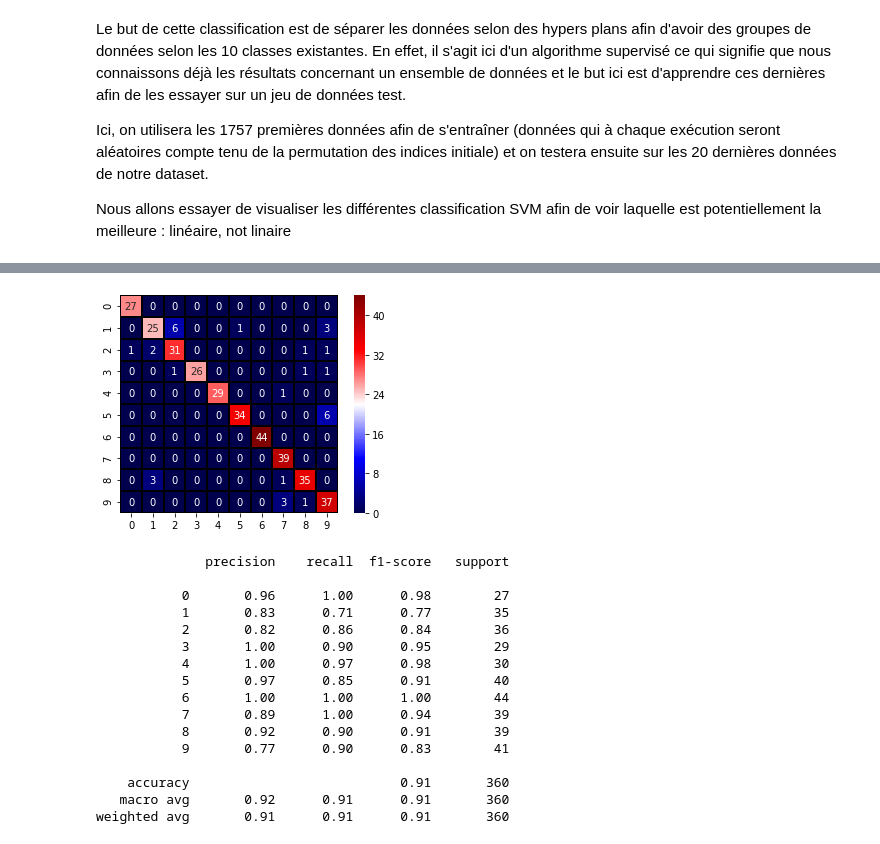
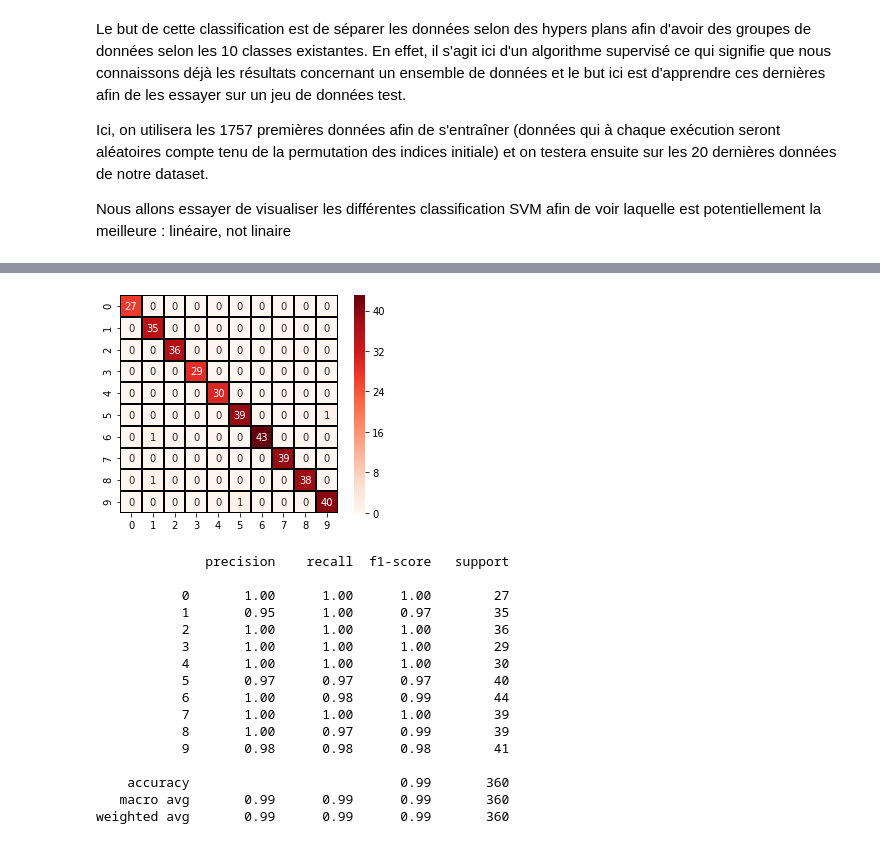
Before and after one commit to JohanChataigne/handwritten_digits_recognition, a Jupyter notebook: Assignment1.ipynb, the cells around one changed output, grey strips where cells are left out. Saved outputs shown, nothing was run; the diff lists cells and outputs as text; code cells hidden in the pictures.

```diff
--- a/Assignment1.ipynb
+++ b/Assignment1.ipynb
@@ -274,0 +444,20 @@ weighted avg       0.91      0.91      0.91       360
+# %%
+# Degré 2
+svc = svm.SVC(kernel='poly', degree=2, C=1.0)
+
+X_svm_train, X_svm_test, Y_svm_train, Y_svm_test = train_test_split(X_svm, Y_svm, test_size=0.8, random_state=0)
+
+pred_poly_svm = svc.fit(X_svm_train,Y_svm_train).predict(X_svm_test)
+
+confution_matrix_poly_svm = metrics.confusion_matrix(Y_svm_test, pred_poly_svm, labels=range(n_clusters))
+ax = heatmap(confution_matrix_poly_svm, annot=True, cmap="Reds", square=True, linecolor="black", fmt='d', linewidths = 1)
+ax.set_title("POLY 2 GAMMA SCALE")
+
+b, t = plt.ylim()
+b += 0.5
+t -= 0.5
+plt.ylim(b, t)
+plt.show()
+
+report_poly_svm = metrics.classification_report(Y_svm_test, pred_poly_svm)
+print(report_poly_svm)
@@ -275,33 +482,36 @@ weighted avg       0.91      0.91      0.91       360
 # %%
-svc = svm.SVC(kernel='poly', degree=1, C=1.0)
-svc.fit(X_svm_train,y_svm_train)
-pred_svm = nb.predict(X_svm_test)
+# Degré 3
+svc = svm.SVC(kernel='poly', degree=3, C=1.0)
 
-confution_matrix = metrics.confusion_matrix(y_svm_test, pred_svm, labels=range(n_clusters))
-ax = heatmap(confution_matrix, annot=True, cmap="seismic", square=True, linecolor="black", fmt='d', linewidths = 1)
+pred_poly_svm = svc.fit(X_svm_train,Y_svm_train).predict(X_svm_test)
+
+confution_matrix_poly_svm = metrics.confusion_matrix(Y_svm_test, pred_poly_svm, labels=range(n_clusters))
+ax = heatmap(confution_matrix_poly_svm, annot=True, cmap="Reds", square=True, linecolor="black", fmt='d', linewidths = 1)
+ax.set_title("POLY 3 GAMMA SCALE")
+
 b, t = plt.ylim()
 b += 0.5
 t -= 0.5
 plt.ylim(b, t)
 plt.show()
 
-report = metrics.classification_report(y_svm_test, pred_svm)
-print(report)
+report_poly_svm = metrics.classification_report(Y_svm_test, pred_poly_svm)
+print(report_poly_svm)
 # %% [output]
-[figure, old version]
+[figure, new version]
               precision    recall  f1-score   support
 
-           0       0.96      1.00      0.98        27
-           1       0.83      0.71      0.77        35
-           2       0.82      0.86      0.84        36
-           3       1.00      0.90      0.95        29
-           4       1.00      0.97      0.98        30
-           5       0.97      0.85      0.91        40
-           6       1.00      1.00      1.00        44
-           7       0.89      1.00      0.94        39
-           8       0.92      0.90      0.91        39
-           9       0.77      0.90      0.83        41
+           0       1.00      1.00      1.00        27
+           1       0.95      1.00      0.97        35
+           2       1.00      1.00      1.00        36
+           3       1.00      1.00      1.00        29
+           4       1.00      1.00      1.00        30
+           5       0.97      0.97      0.97        40
+           6       1.00      0.98      0.99        44
+           7       1.00      1.00      1.00        39
+           8       1.00      0.97      0.99        39
+           9       0.98      0.98      0.98        41
 
-    accuracy                           0.91       360
-   macro avg       0.92      0.91      0.91       360
-weighted avg       0.91      0.91      0.91       360
+    accuracy                           0.99       360
+   macro avg       0.99      0.99      0.99       360
+weighted avg       0.99      0.99      0.99       360
```
Also changed, not shown: parts of 36 cells of this notebook.
